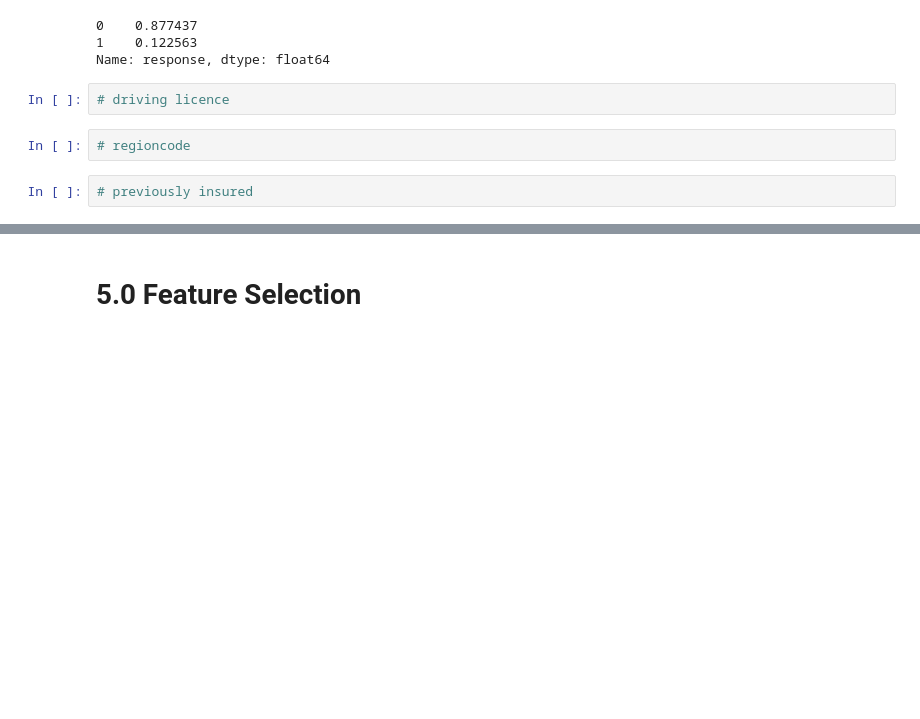
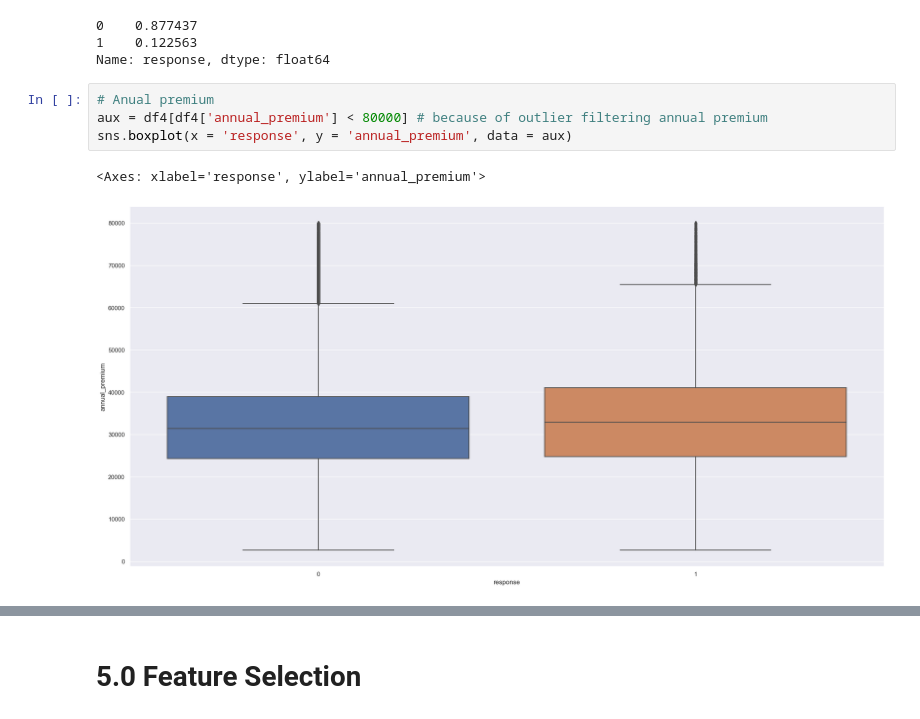
Before and after one commit to franciscofijamo/Health_Insurance_Cross_Sell, a Jupyter notebook: health_insurance_cross_sell/notebooks/1.0.fc_health_insurance_cross_sell-1.ipynb, the cells around one changed output, grey strips where cells are left out. Saved outputs shown, nothing was run; the diff lists cells and outputs as text; blank space fills up the shorter version.

```diff
--- a/health_insurance_cross_sell/notebooks/1.0.fc_health_insurance_cross_sell-1.ipynb
+++ b/health_insurance_cross_sell/notebooks/1.0.fc_health_insurance_cross_sell-1.ipynb
@@ -205,9 +206,10 @@ df4['response'].value_counts()/len(df4)
 0    0.877437
 1    0.122563
 Name: response, dtype: float64
-# %%
-# driving licence
-# %%
-# regioncode
-# %%
-# previously insured
+# %%
+# Anual premium
+aux = df4[df4['annual_premium'] < 80000] # because of outlier filtering annual premium
+sns.boxplot(x = 'response', y = 'annual_premium', data = aux)
+# %% [output]
+<Axes: xlabel='response', ylabel='annual_premium'>
+[figure, added]
```
Also changed, not shown: parts of 10 cells of this notebook, 1 other file.
